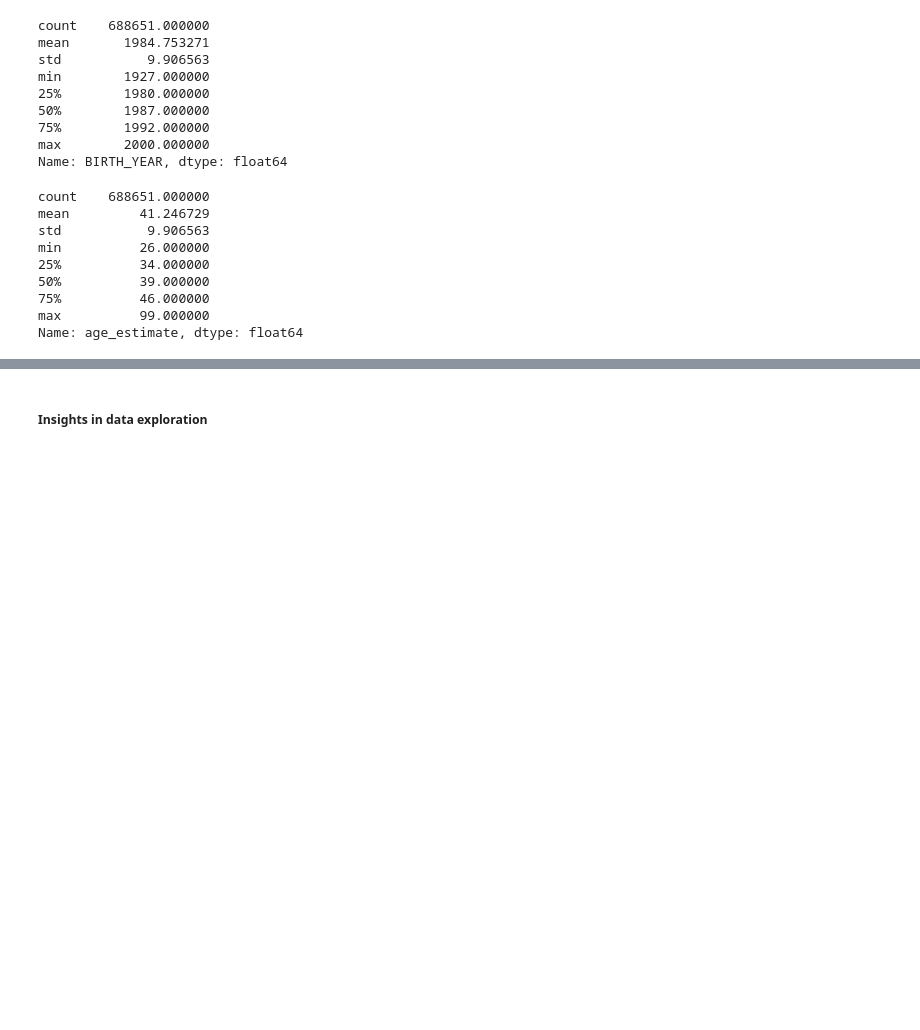
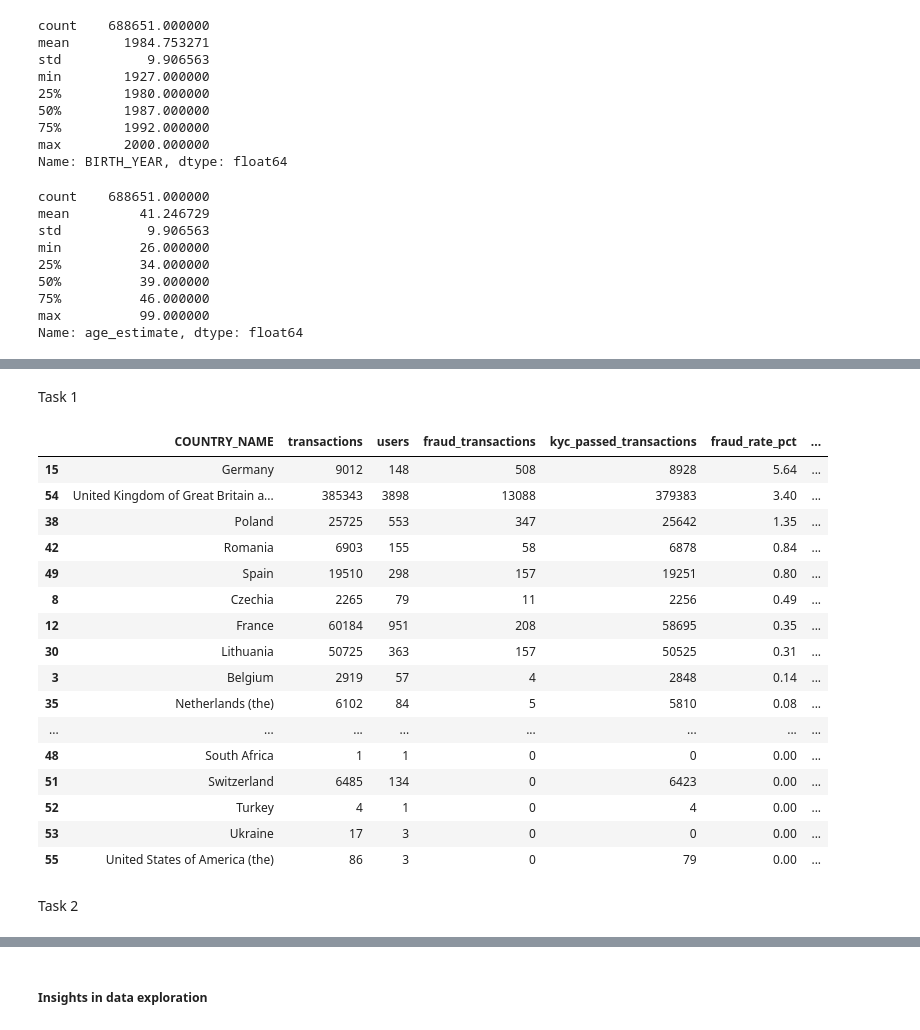
Before and after one commit to raftrp26/ai-agents-playground, a Jupyter notebook: notebooks/Fraud Prevention Case/fraud_analysis.ipynb, the cells around one changed output, grey strips where cells are left out. Saved outputs shown, nothing was run; the diff lists cells and outputs as text; code cells hidden in the pictures; blank space fills up the shorter version.

```diff
--- a/notebooks/Fraud Prevention Case/fraud_analysis.ipynb
+++ b/notebooks/Fraud Prevention Case/fraud_analysis.ipynb
@@ -26,0 +97,11 @@ df.head()
+# %%
+# Clean COUNTRY
+df["COUNTRY_CLEAN"] = (
+    df["COUNTRY"]
+    .astype(str)
+    .str.strip()
+    .str.upper()
+)
+
+# Apply De/Para to COUNTRY
+df["COUNTRY_NAME"] = df["COUNTRY_CLEAN"].map(country_depara)
@@ -26,0 +207,12 @@ df.head()
+# %%
+columns_to_drop = [
+    "COUNTRY",
+    "COUNTRY_CLEAN",
+    "MERCHANT_COUNTRY",
+    "MERCHANT_COUNTRY_CLEAN",
+    "MERCHANT_COUNTRY_EXTRACTED"
+]
+
+df_final = df.drop(columns=columns_to_drop, errors="ignore")
+
+df_final.head()
@@ -666,0 +884,41 @@ Name: age_estimate, dtype: float64
+# %% [markdown]
+Task 1
+# %%
+country_rates = df_final.groupby("COUNTRY_NAME", dropna=False).agg(
+    transactions=("USER_ID", "count"),
+    users=("USER_ID", "nunique"),
+    fraud_transactions=("IS_FRAUD", "sum"),
+    kyc_passed_transactions=("KYC", lambda x: (x == "PASSED").sum())
+).reset_index()
+
+country_rates["fraud_rate_pct"] = (
+    country_rates["fraud_transactions"] / country_rates["transactions"] * 100
+).round(2)
+
+country_rates["kyc_passed_rate_pct"] = (
+    country_rates["kyc_passed_transactions"] / country_rates["transactions"] * 100
+).round(2)
+
+country_rates = country_rates.sort_values("fraud_rate_pct", ascending=False)
+
+country_rates
+# %% [output]
+|  | COUNTRY_NAME | transactions | users | fraud_transactions | kyc_passed_transactions | fraud_rate_pct | ... |
+| 15 | Germany | 9012 | 148 | 508 | 8928 | 5.64 | ... |
+| 54 | United Kingdom of Great Britain a... | 385343 | 3898 | 13088 | 379383 | 3.40 | ... |
+| 38 | Poland | 25725 | 553 | 347 | 25642 | 1.35 | ... |
+| 42 | Romania | 6903 | 155 | 58 | 6878 | 0.84 | ... |
+| 49 | Spain | 19510 | 298 | 157 | 19251 | 0.80 | ... |
+| 8 | Czechia | 2265 | 79 | 11 | 2256 | 0.49 | ... |
+| 12 | France | 60184 | 951 | 208 | 58695 | 0.35 | ... |
+| 30 | Lithuania | 50725 | 363 | 157 | 50525 | 0.31 | ... |
+| 3 | Belgium | 2919 | 57 | 4 | 2848 | 0.14 | ... |
+| 35 | Netherlands (the) | 6102 | 84 | 5 | 5810 | 0.08 | ... |
+| ... | ... | ... | ... | ... | ... | ... | ... |
+| 48 | South Africa | 1 | 1 | 0 | 0 | 0.00 | ... |
+| 51 | Switzerland | 6485 | 134 | 0 | 6423 | 0.00 | ... |
+| 52 | Turkey | 4 | 1 | 0 | 4 | 0.00 | ... |
+| 53 | Ukraine | 17 | 3 | 0 | 0 | 0.00 | ... |
+| 55 | United States of America (the) | 86 | 3 | 0 | 79 | 0.00 | ... |
+# %% [markdown]
+Task 2
```
Also changed, not shown: parts of 30 cells of this notebook, 2 other files.
